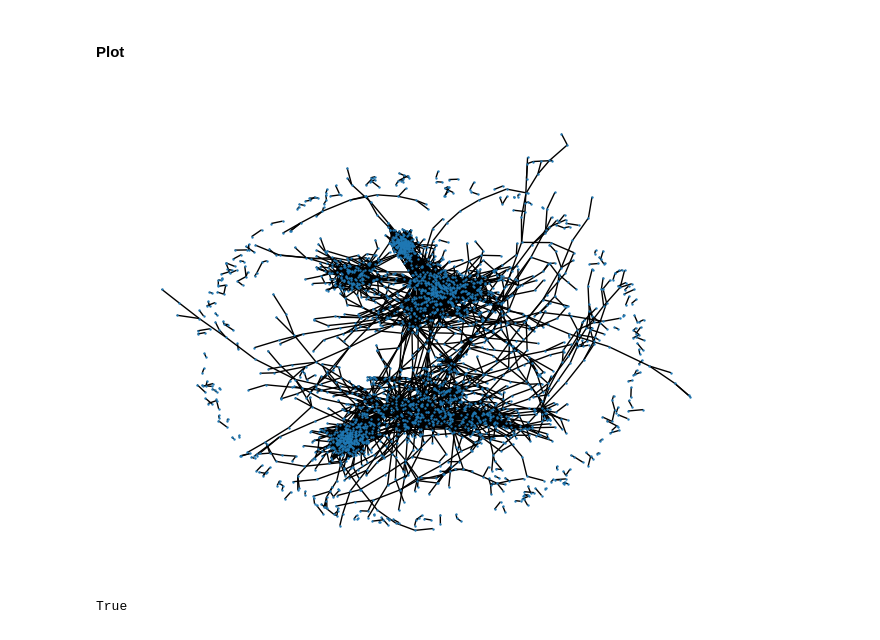
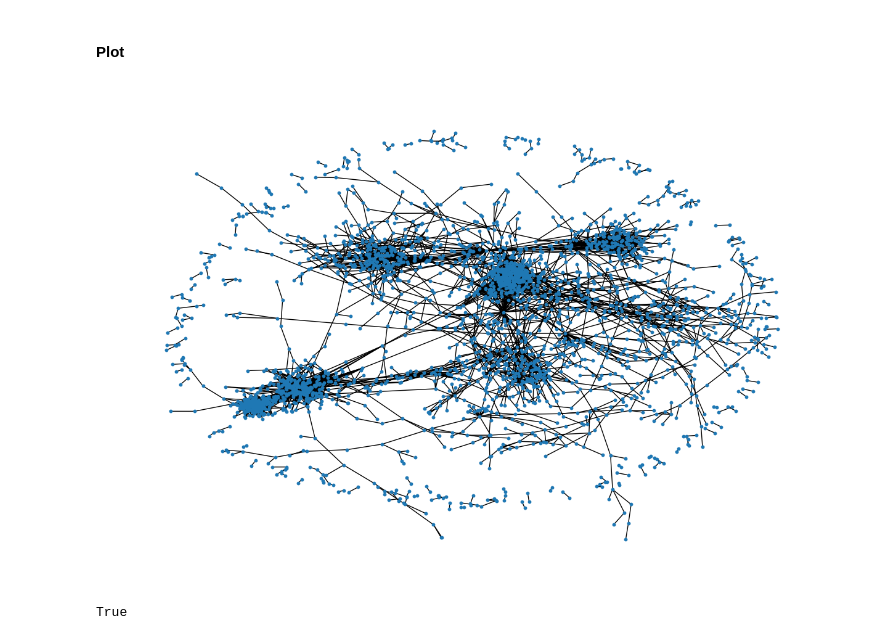
Before and after one commit to thodotpro/ws25_network, a Jupyter notebook: 25W-NWS-Aufgabenstellung.ipynb, the cells around one changed output. Saved outputs shown, nothing was run; the diff lists cells and outputs as text; code cells hidden in the pictures.

```diff
--- a/25W-NWS-Aufgabenstellung.ipynb
+++ b/25W-NWS-Aufgabenstellung.ipynb
@@ -102,12 +102,13 @@ G = nx.from_pandas_edgelist(subdata, "start_node", "end_node")
 # %% [markdown]
 #### Plot
 # %%
+plt.figure(figsize=(12, 8))
 nx.draw_spring(G,
                with_labels=False,
-               node_size=0.5)
+               node_size=10)
 plt.show()
 # %% [output]
-[figure, old version]
+[figure, new version]
 # %%
 nx.has_bridges(G)
 # %% [output]
```
Also changed, not shown: parts of 4 cells of this notebook.
